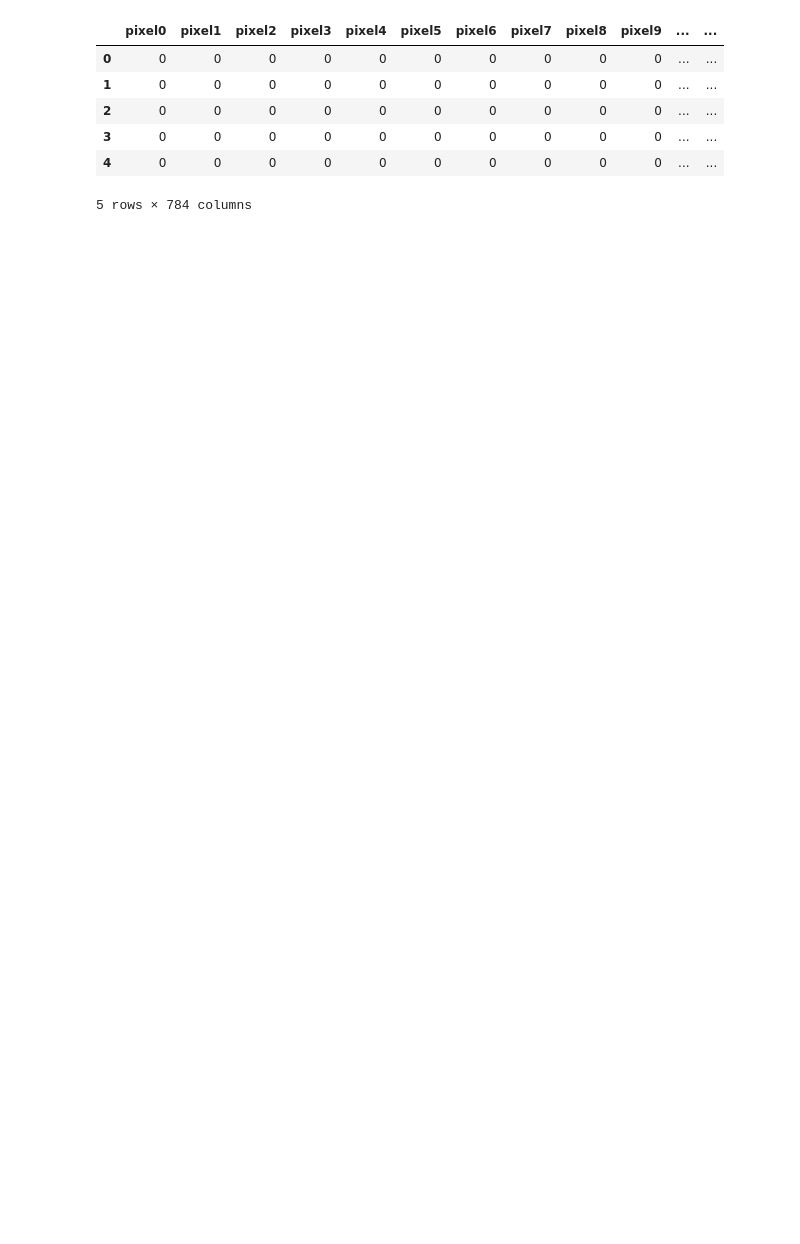
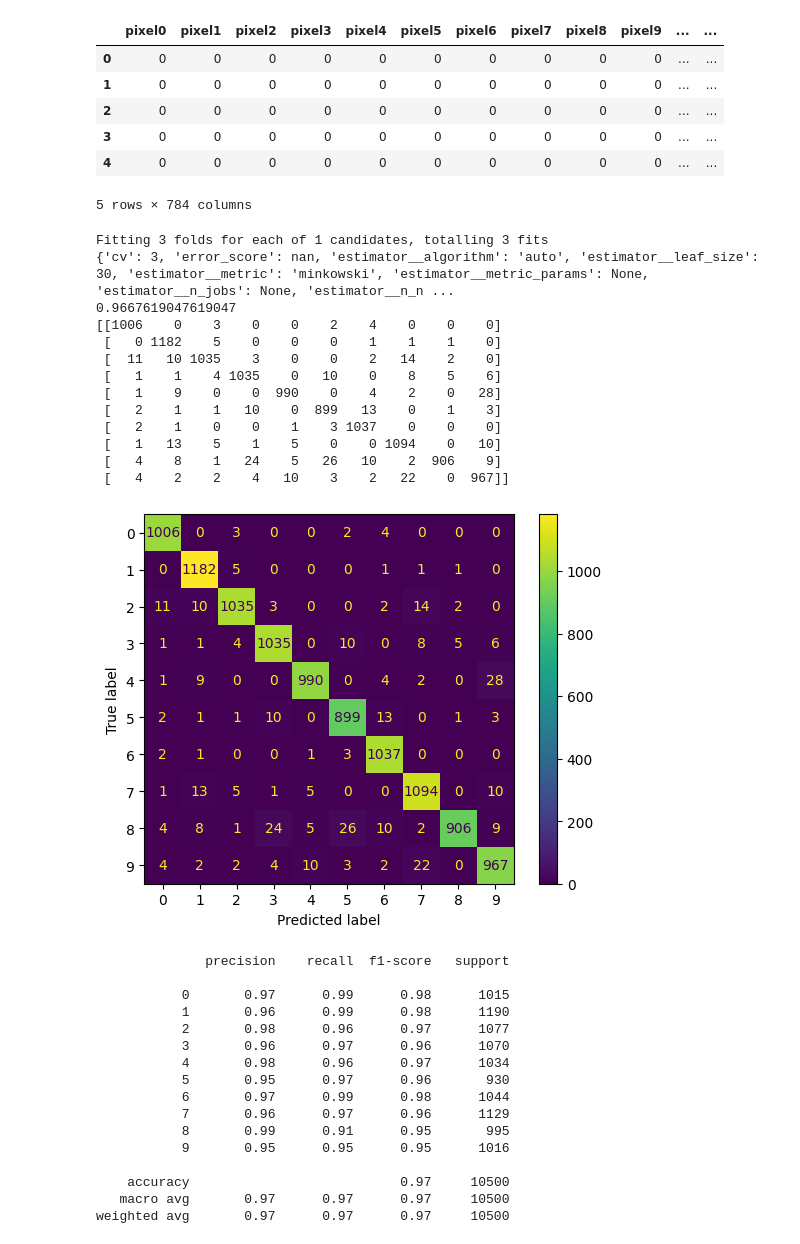
Before and after one commit to yuval728/MLOA, a Jupyter notebook: Exp1/MLOAExp1.ipynb, the cells around one changed output. Saved outputs shown, nothing was run; the diff lists cells and outputs as text; code cells hidden in the pictures; blank space fills up the shorter version.

```diff
--- a/Exp1/MLOAExp1.ipynb
+++ b/Exp1/MLOAExp1.ipynb
@@ -5,8 +5,13 @@ from sklearn.model_selection import GridSearchCV, train_test_split
 from sklearn import metrics
 from matplotlib import pyplot as plt
 # %%
-df=pd.read_csv('/content/train.csv')
-testdf=pd.read_csv('/content/test.csv')
+
+if int(input('1.VS or 2.GC?'))==1:
+    df=pd.read_csv('train.csv')
+    testdf=pd.read_csv('test.csv')
+else:
+    df=pd.read_csv('/content/train.csv')
+    testdf=pd.read_csv('content/test.csv')
 # %%
 df.head()
 testdf.head()
@@ -34,15 +39,51 @@ def report(model):
   preds=model.predict(x_test)
   print(metrics.accuracy_score(y_test,preds))
   cm=metrics.confusion_matrix(y_test,preds)
-  cm_display = metrics.ConfusionMatrixDisplay(confusion_matrix = cm, display_labels = [True, False])
+  print(cm)
+  cm_display = metrics.ConfusionMatrixDisplay(confusion_matrix = cm, display_labels = model.classes_)
   cm_display.plot()
   plt.show()
   print(metrics.classification_report(y_test,preds))
-  metrics.RocCurveDisplay.from_predictions(
-      y_test, preds, color='darkorange'
-  )
-  plt.legend()
-  plt.show()
+  # metrics.RocCurveDisplay.from_predictions(
+  #     y_test, preds, color='darkorange'
+  # )
+  # plt.legend()
+  # plt.show()
+# %%
+from sklearn.neighbors import KNeighborsClassifier
+knn=train_model(KNeighborsClassifier(),{}) #'n_neighbors':[3,5,7,9,11,13,15,17,19,21,23,25,27,29]
+report(knn)
+# %% [output]
+Fitting 3 folds for each of 1 candidates, totalling 3 fits
+{'cv': 3, 'error_score': nan, 'estimator__algorithm': 'auto', 'estimator__leaf_size': 30, 'estimator__metric': 'minkowski', 'estimator__metric_params': None, 'estimator__n_jobs': None, 'estimator__n_n ...
+0.9667619047619047
+[[1006    0    3    0    0    2    4    0    0    0]
+ [   0 1182    5    0    0    0    1    1    1    0]
+ [  11   10 1035    3    0    0    2   14    2    0]
+ [   1    1    4 1035    0   10    0    8    5    6]
+ [   1    9    0    0  990    0    4    2    0   28]
+ [   2    1    1   10    0  899   13    0    1    3]
+ [   2    1    0    0    1    3 1037    0    0    0]
+ [   1   13    5    1    5    0    0 1094    0   10]
+ [   4    8    1   24    5   26   10    2  906    9]
+ [   4    2    2    4   10    3    2   22    0  967]]
+[figure, added]
+              precision    recall  f1-score   support
+
+           0       0.97      0.99      0.98      1015
+           1       0.96      0.99      0.98      1190
+           2       0.98      0.96      0.97      1077
+           3       0.96      0.97      0.96      1070
+           4       0.98      0.96      0.97      1034
+           5       0.95      0.97      0.96       930
+           6       0.97      0.99      0.98      1044
+           7       0.96      0.97      0.96      1129
+           8       0.99      0.91      0.95       995
+           9       0.95      0.95      0.95      1016
+
+    accuracy                           0.97     10500
+   macro avg       0.97      0.97      0.97     10500
+weighted avg       0.97      0.97      0.97     10500
 # %%
 from sklearn.linear_model import LogisticRegression
 
```
Also changed, not shown: 1 other file.
